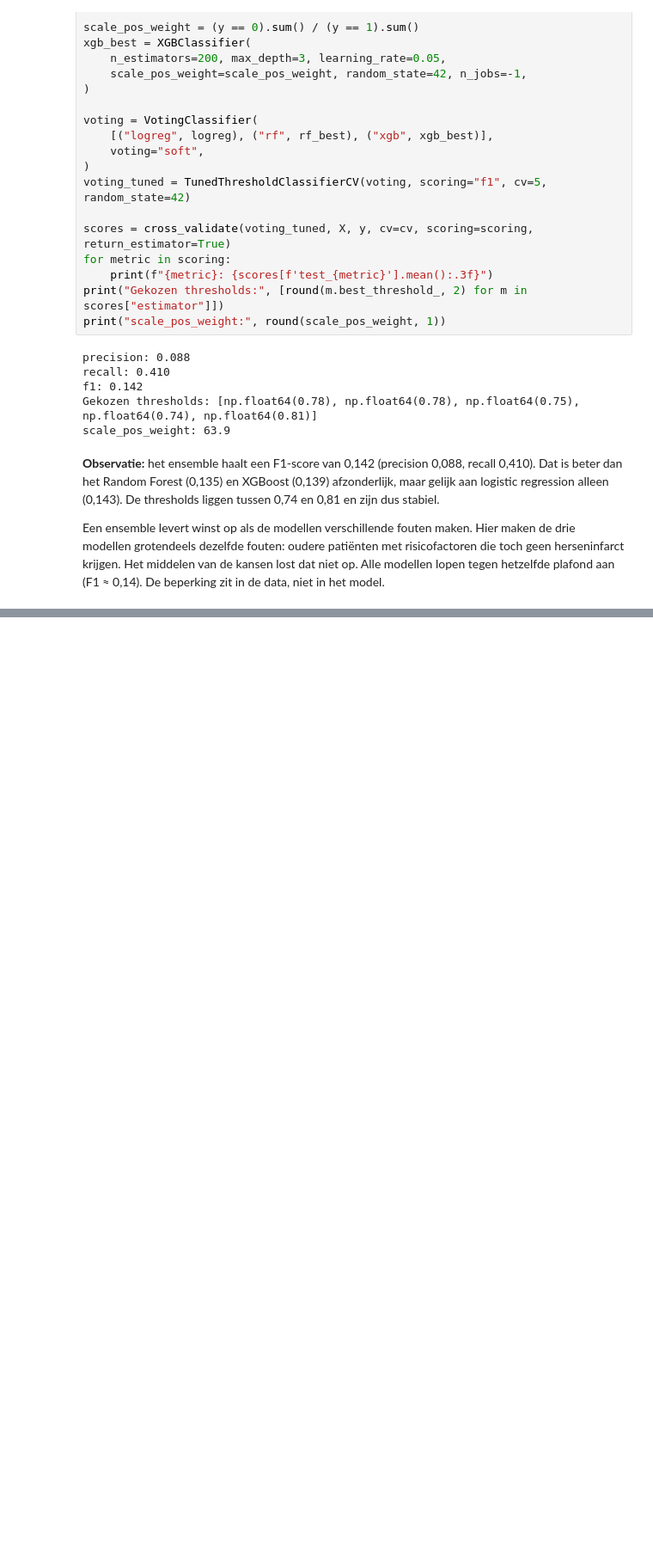
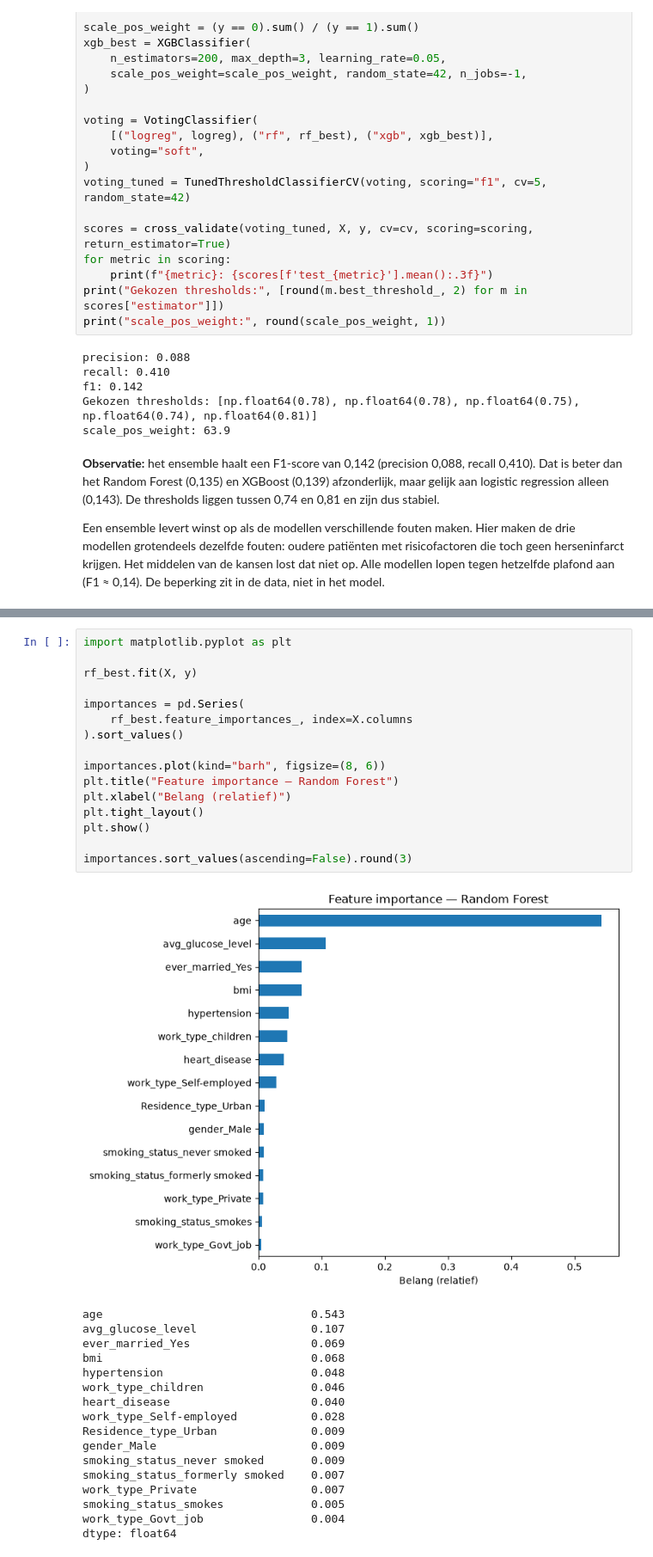
Before and after one commit to Gamal-alsa2026/Predicting-stroke-2026-27, a Jupyter notebook: notebooks/07_ensembles.ipynb, the cells around one changed output, grey strips where cells are left out. Shown at 86% size. Drawn from its saved outputs; the diff is of its cells as text; blank space fills up the shorter version.

Commit message:
Ensembles: feature importance en Kaggle-submission

```diff
--- a/notebooks/07_ensembles.ipynb
+++ b/notebooks/07_ensembles.ipynb
@@ -285,0 +290,34 @@ Een ensemble levert winst op als de modellen verschillende fouten maken. Hier ma
+# %%
+import matplotlib.pyplot as plt
+
+rf_best.fit(X, y)
+
+importances = pd.Series(
+    rf_best.feature_importances_, index=X.columns
+).sort_values()
+
+importances.plot(kind="barh", figsize=(8, 6))
+plt.title("Feature importance — Random Forest")
+plt.xlabel("Belang (relatief)")
+plt.tight_layout()
+plt.show()
+
+importances.sort_values(ascending=False).round(3)
+# %% [output]
+[figure, added]
+age                               0.543
+avg_glucose_level                 0.107
+ever_married_Yes                  0.069
+bmi                               0.068
+hypertension                      0.048
+work_type_children                0.046
+heart_disease                     0.040
+work_type_Self-employed           0.028
+Residence_type_Urban              0.009
+gender_Male                       0.009
+smoking_status_never smoked       0.009
+smoking_status_formerly smoked    0.007
+work_type_Private                 0.007
+smoking_status_smokes             0.005
+work_type_Govt_job                0.004
+dtype: float64
```
Also changed, not shown: parts of 5 cells of this notebook.
